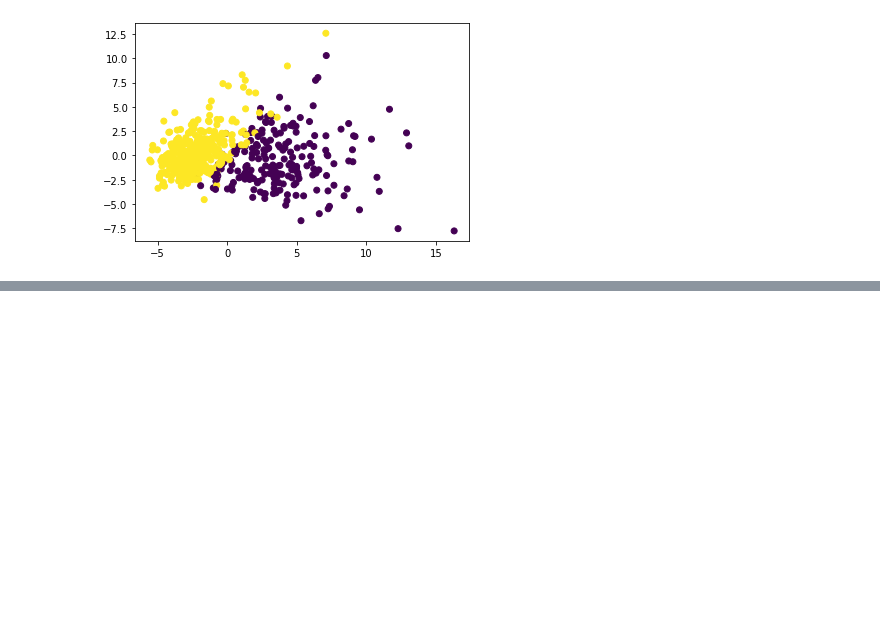
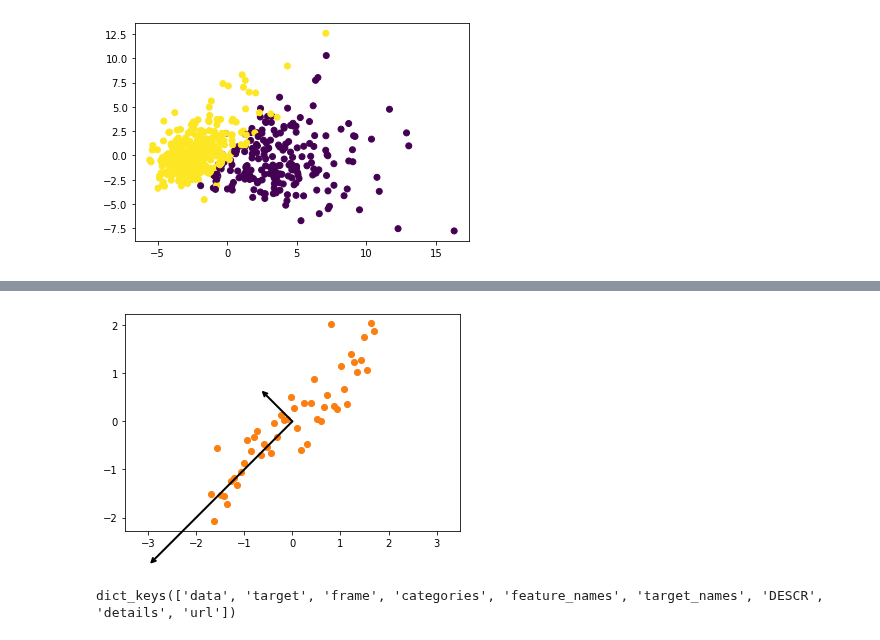
Before and after one commit to Pepcoders/Data-Science-December, a Jupyter notebook: 22-02-17-PCA/Codes.ipynb, the cells around one changed output, grey strips where cells are left out. Drawn from its saved outputs; the diff is of its cells as text; code cells hidden in the pictures; blank space fills up the shorter version.

```diff
--- a/22-02-17-PCA/Codes.ipynb
+++ b/22-02-17-PCA/Codes.ipynb
@@ -169,0 +180,37 @@ log.score(xtest, ytest)
+# %%
+X = np.dstack([x1,x2])[0]
+
+from sklearn.preprocessing import StandardScaler
+X = StandardScaler().fit_transform(X)
+
+
+pca = PCA()
+
+pca.fit_transform(X)
+# X.shape
+# %%
+def draw(X, pca):
+    plt.scatter(X[:, 0], X[:, 1], alpha=0.2)
+
+    for length, vector in zip(pca.explained_variance_, pca.components_):
+        v = vector * 3 * np.sqrt(length)
+        v0 = pca.mean_
+        v1 = pca.mean_ + v
+
+        ax = plt.gca()
+        arrowprops = {
+            'arrowstyle':'<-',
+            'linewidth' : 2,
+            'shrinkA':0,
+            'shrinkB':0
+        }
+        ax.annotate('', v0, v1, arrowprops=arrowprops)
+
+    plt.axis('equal')
+
+draw(X, pca)
+
+plt.scatter(X[:, 0], X[:, 1])
+plt.show()
+# %% [output]
+[figure, added]
@@ -169,0 +219,5 @@ log.score(xtest, ytest)
+# %%
+mnist = fetch_openml('mnist_784', version = 1)
+mnist.keys()
+# %% [output]
+dict_keys(['data', 'target', 'frame', 'categories', 'feature_names', 'target_names', 'DESCR', 'details', 'url'])
```
Also changed, not shown: parts of 26 cells of this notebook.
